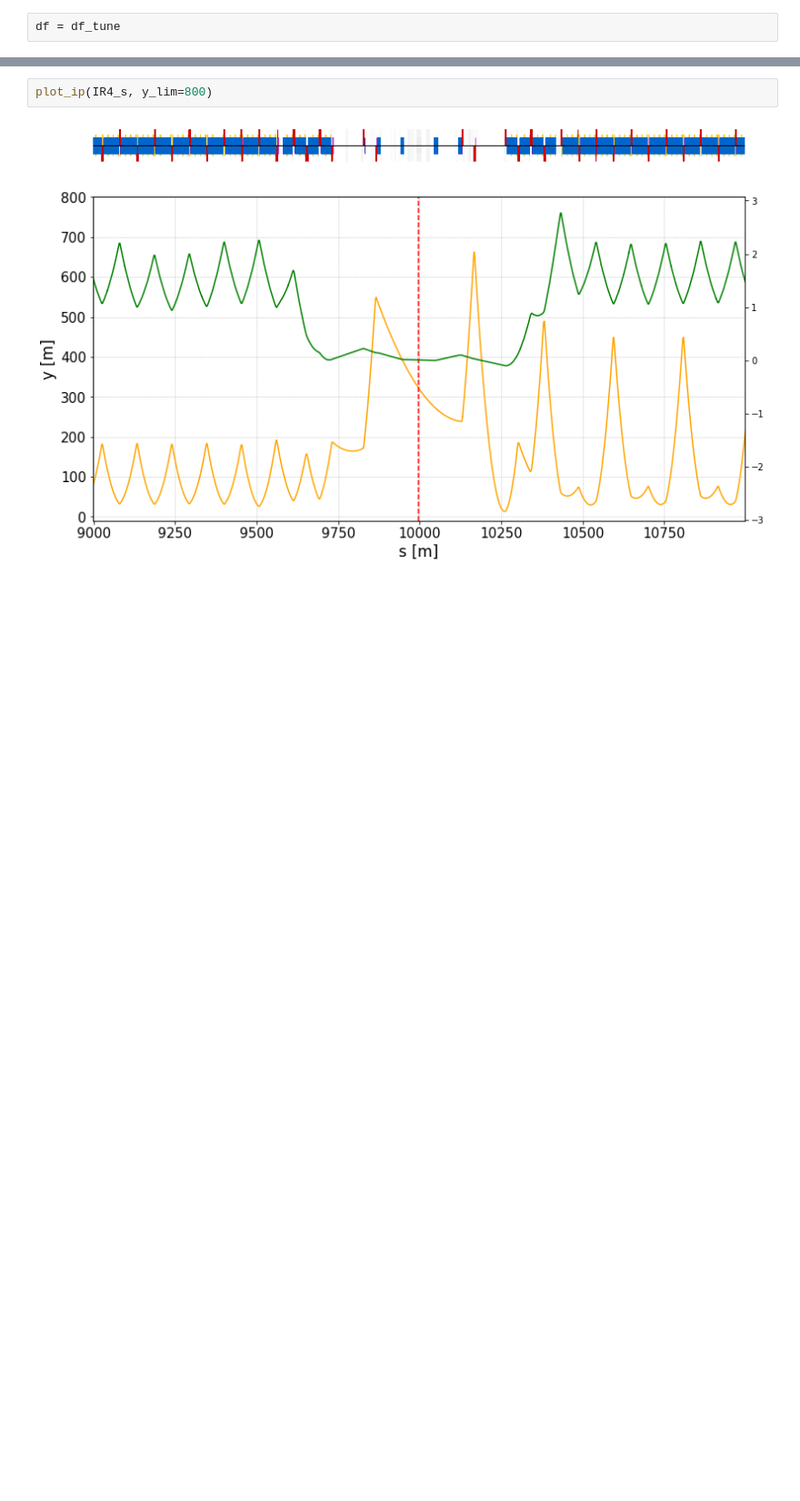
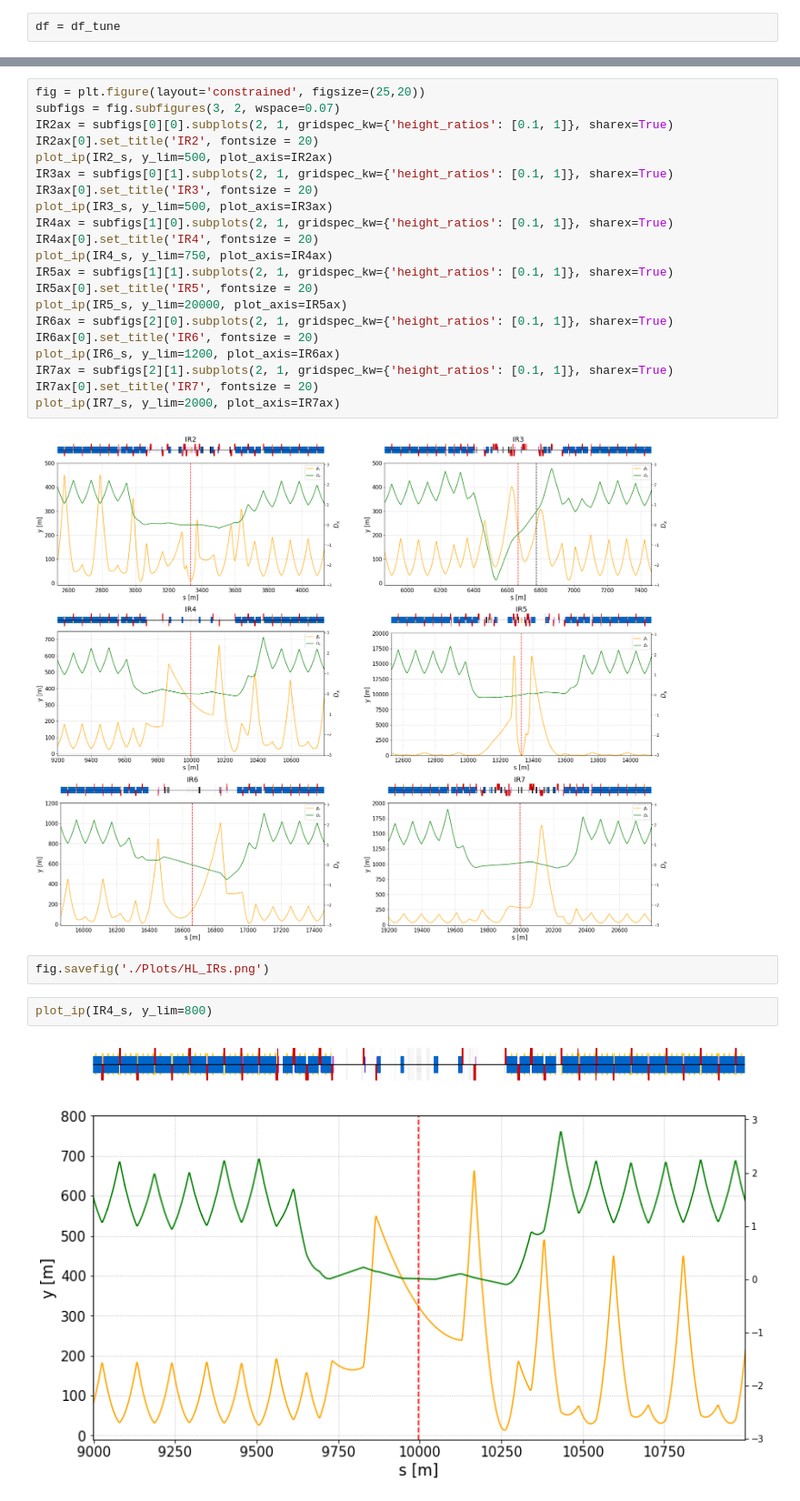
Before and after one commit to chiaramaccani/two_cryst_sim, a Jupyter notebook: Inspect_line.ipynb, the cells around one changed output, grey strips where cells are left out. Shown at 91% size. Cells and saved outputs as stored; diff of their text form; blank space fills up the shorter version.

```diff
--- a/Inspect_line.ipynb
+++ b/Inspect_line.ipynb
@@ -582,3 +626,28 @@ def plot_ip(IP_s,N = 1000, y_lim = 1300, end_s=26658.883171485748):
+# %%
+fig = plt.figure(layout='constrained', figsize=(25,20))
+subfigs = fig.subfigures(3, 2, wspace=0.07)
+IR2ax = subfigs[0][0].subplots(2, 1, gridspec_kw={'height_ratios': [0.1, 1]}, sharex=True)
+IR2ax[0].set_title('IR2', fontsize = 20)
+plot_ip(IR2_s, y_lim=500, plot_axis=IR2ax)
+IR3ax = subfigs[0][1].subplots(2, 1, gridspec_kw={'height_ratios': [0.1, 1]}, sharex=True)
+IR3ax[0].set_title('IR3', fontsize = 20)
+plot_ip(IR3_s, y_lim=500, plot_axis=IR3ax)
+IR4ax = subfigs[1][0].subplots(2, 1, gridspec_kw={'height_ratios': [0.1, 1]}, sharex=True)
+IR4ax[0].set_title('IR4', fontsize = 20)
+plot_ip(IR4_s, y_lim=750, plot_axis=IR4ax)
+IR5ax = subfigs[1][1].subplots(2, 1, gridspec_kw={'height_ratios': [0.1, 1]}, sharex=True)
+IR5ax[0].set_title('IR5', fontsize = 20)
+plot_ip(IR5_s, y_lim=20000, plot_axis=IR5ax)
+IR6ax = subfigs[2][0].subplots(2, 1, gridspec_kw={'height_ratios': [0.1, 1]}, sharex=True)
+IR6ax[0].set_title('IR6', fontsize = 20)
+plot_ip(IR6_s, y_lim=1200, plot_axis=IR6ax)
+IR7ax = subfigs[2][1].subplots(2, 1, gridspec_kw={'height_ratios': [0.1, 1]}, sharex=True)
+IR7ax[0].set_title('IR7', fontsize = 20)
+plot_ip(IR7_s, y_lim=2000, plot_axis=IR7ax)
+# %% [output]
+[figure, added]
+# %%
+fig.savefig('./Plots/HL_IRs.png')
 # %%
 plot_ip(IR4_s, y_lim=800)
 # %% [output]
```
Also changed, not shown: parts of 12 cells of this notebook, 44 other files.
